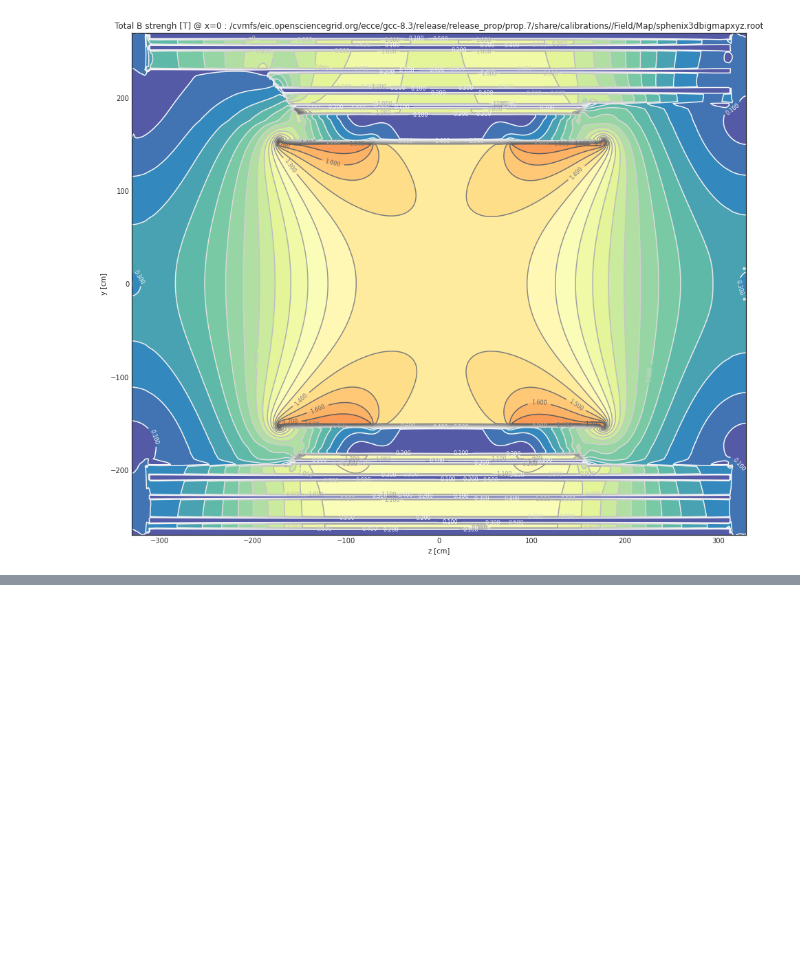
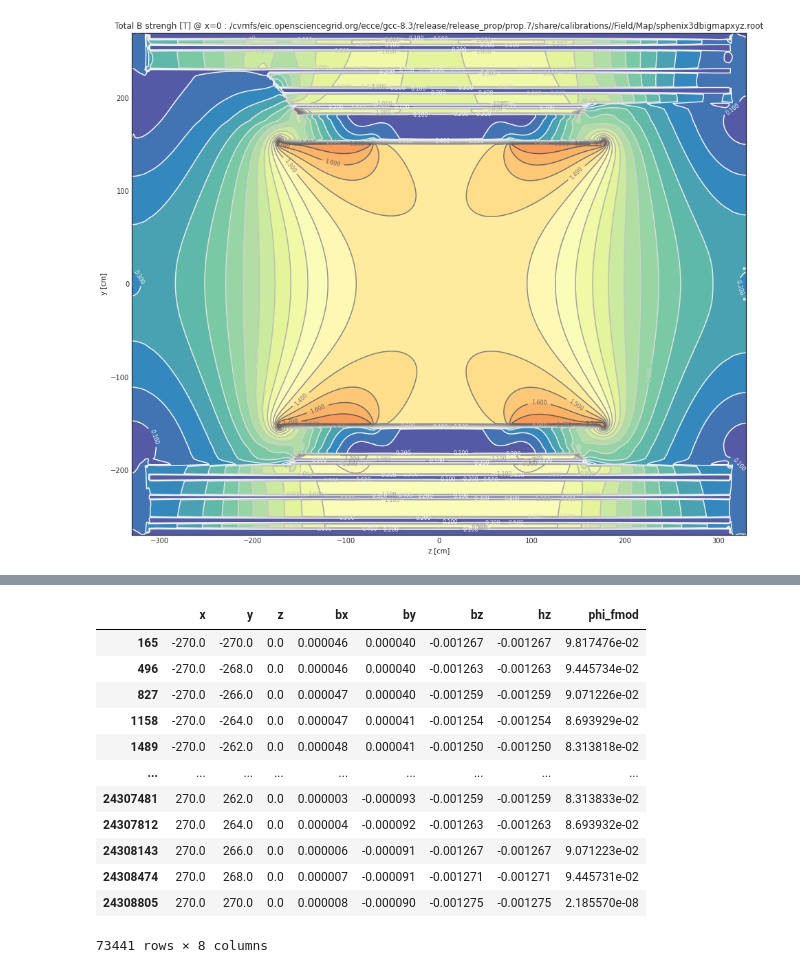
Before and after one commit to blackcathj/analysis-1, a Jupyter notebook: FieldMap/FieldMapConversion.ipynb, the cells around one changed output, grey strips where cells are left out. Saved outputs shown, nothing was run; the diff lists cells and outputs as text; code cells hidden in the pictures; blank space fills up the shorter version.

```diff
--- a/FieldMap/FieldMapConversion.ipynb
+++ b/FieldMap/FieldMapConversion.ipynb
@@ -180,0 +236,16 @@ df_fieldmap.to_csv('sphenix3dbigmapxyz.csv');
+# %%
+df_fieldmap_xy
+# %% [output]
+|  | x | y | z | bx | by | bz | hz | phi_fmod |
+| 165 | -270.0 | -270.0 | 0.0 | 0.000046 | 0.000040 | -0.001267 | -0.001267 | 9.817476e-02 |
+| 496 | -270.0 | -268.0 | 0.0 | 0.000046 | 0.000040 | -0.001263 | -0.001263 | 9.445734e-02 |
+| 827 | -270.0 | -266.0 | 0.0 | 0.000047 | 0.000040 | -0.001259 | -0.001259 | 9.071226e-02 |
+| 1158 | -270.0 | -264.0 | 0.0 | 0.000047 | 0.000041 | -0.001254 | -0.001254 | 8.693929e-02 |
+| 1489 | -270.0 | -262.0 | 0.0 | 0.000048 | 0.000041 | -0.001250 | -0.001250 | 8.313818e-02 |
+| ... | ... | ... | ... | ... | ... | ... | ... | ... |
+| 24307481 | 270.0 | 262.0 | 0.0 | 0.000003 | -0.000093 | -0.001259 | -0.001259 | 8.313833e-02 |
+| 24307812 | 270.0 | 264.0 | 0.0 | 0.000004 | -0.000092 | -0.001263 | -0.001263 | 8.693932e-02 |
+| 24308143 | 270.0 | 266.0 | 0.0 | 0.000006 | -0.000091 | -0.001267 | -0.001267 | 9.071223e-02 |
+| 24308474 | 270.0 | 268.0 | 0.0 | 0.000007 | -0.000091 | -0.001271 | -0.001271 | 9.445731e-02 |
+| 24308805 | 270.0 | 270.0 | 0.0 | 0.000008 | -0.000090 | -0.001275 | -0.001275 | 2.185570e-08 |
+73441 rows × 8 columns
```
Also changed, not shown: parts of 7 cells of this notebook, 1 other file.
